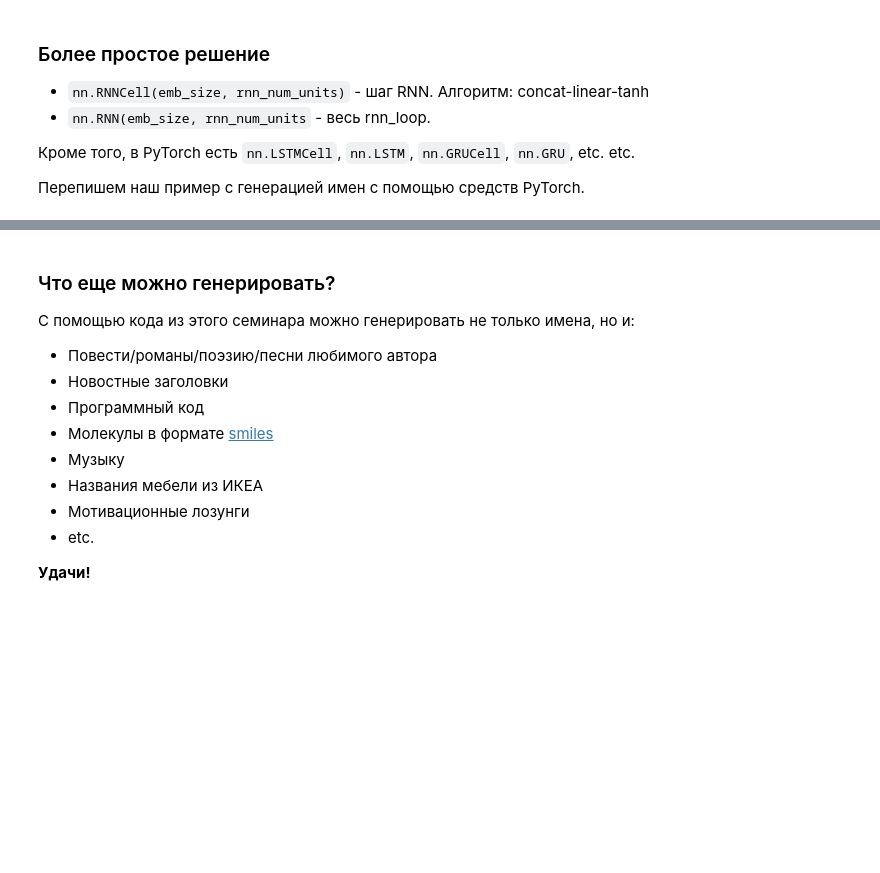
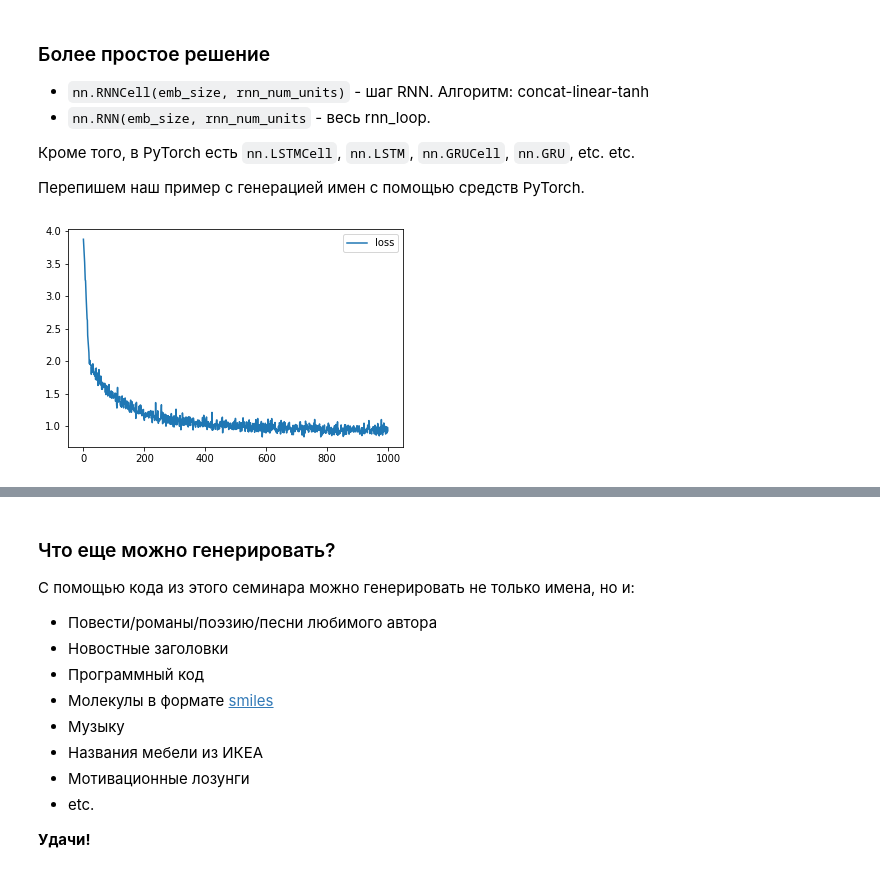
Before and after one commit to korab1ev/LanguageModeling, a Jupyter notebook: RNN-name-generator-samsung/RNN_name_generator.ipynb, the cells around one changed output, grey strips where cells are left out. Cells and saved outputs as stored; diff of their text form; code cells hidden in the pictures; blank space fills up the shorter version.

```diff
--- a/RNN-name-generator-samsung/RNN_name_generator.ipynb
+++ b/RNN-name-generator-samsung/RNN_name_generator.ipynb
@@ -274,40 +300,38 @@ history = []
-# %%
-# the model applies over the whole sequence
-batch_ix = to_matrix(sample(names, 32), token_to_id, max_len=MAX_LENGTH)
-batch_ix = Variable(torch.LongTensor(batch_ix))
-
-logp_seq = model(batch_ix)
-
-# compute loss
-loss = F.nll_loss(logp_seq[:, 1:].contiguous().view(-1, num_tokens),
-                  batch_ix[:, :-1].contiguous().view(-1))
-
-loss.backward()
+# %%
+from IPython.display import clear_output
+from random import sample
+
+model = BasicModel(num_tokens=len(tokens))
+opt = torch.optim.Adam(model.parameters())
+history = []
 # %%
 MAX_LENGTH = max(map(len, names))
 
 for i in range(1000):
-    batch_ix = to_matrix(sample(names, 32), token_to_id, max_len=MAX_LENGTH)
-    batch_ix = torch.tensor(batch_ix, dtype=torch.int64)
+    names_ix = to_matrix(sample(names, 32), token_to_id, max_len=MAX_LENGTH)
+    names_ix = torch.tensor(names_ix, dtype=torch.int64)
 
-    logp_seq = model(batch_ix)
+    logp_seq, _ = model(names_ix)
 
     # compute loss
     predictions_logp = logp_seq[:, :-1]
-    actual_next_tokens = batch_ix[:, 1:]
+    actual_next_tokens = names_ix[:, 1:]
 
-    loss = -torch.mean(torch.gather(predictions_logp, dim=2, index=actual_next_tokens[:,:,None]))
+    loss = -torch.mean(torch.gather(predictions_logp, dim=2, index=actual_next_tokens[:,:,None]))   # minimizing cross-entropy (<=> maximizing log likelihood)
 
     # train with backprop
     loss.backward()
     opt.step()
     opt.zero_grad()
 
+    # visualizing training process
     history.append(loss.data.numpy())
     if (i + 1) % 100 == 0:
         clear_output(True)
-        plt.plot(history, label='loss')
+        plt.plot(history,label='loss')
         plt.legend()
         plt.show()
 
-assert np.mean(history[:25]) > np.mean(history[-25:]), "RNN didn't converge."
+assert np.mean(history[:10]) > np.mean(history[-10:]), "RNN didn't converge."
+# %% [output]
+[figure, added]
```
Also changed, not shown: parts of 57 cells of this notebook.
